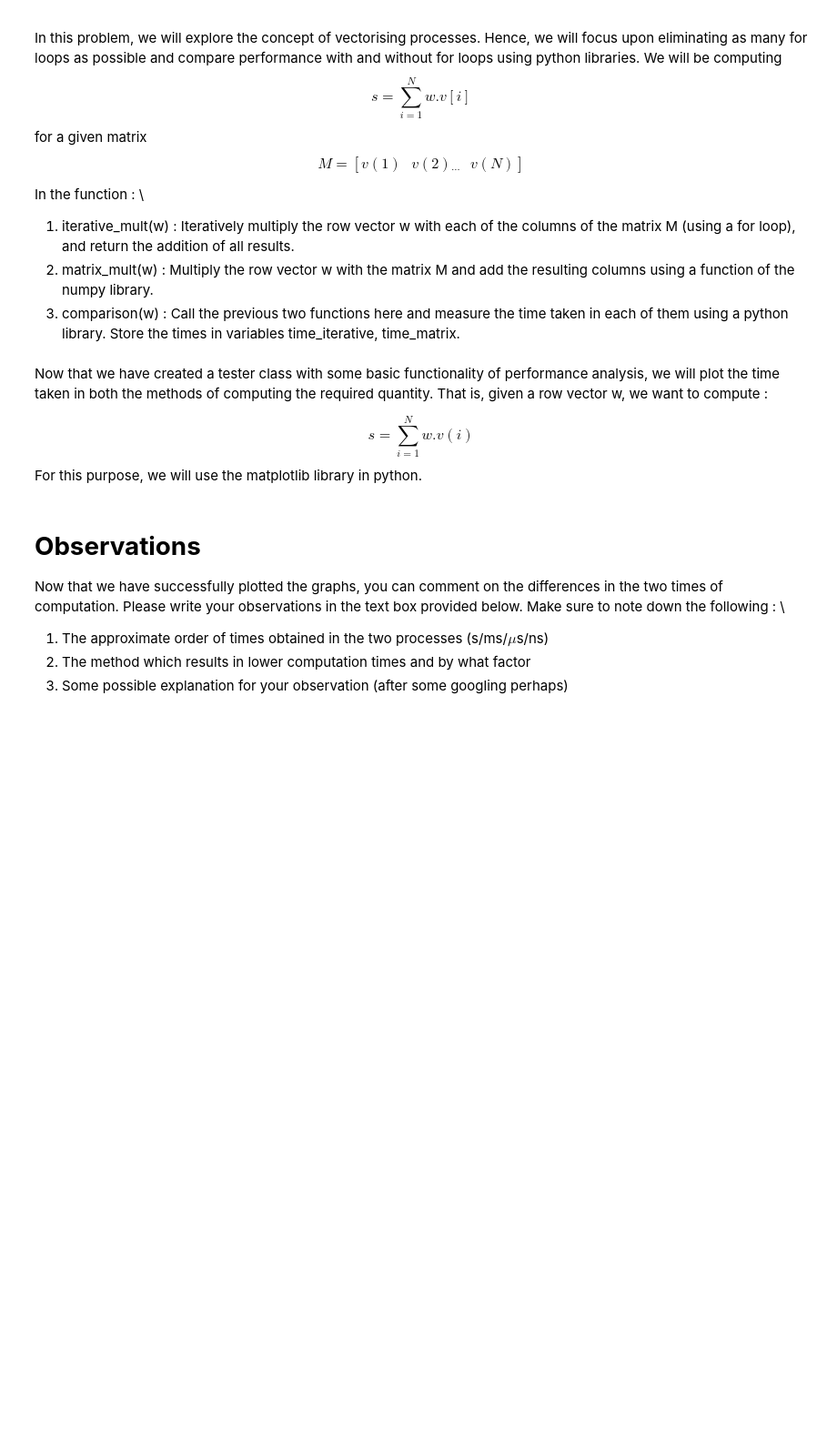
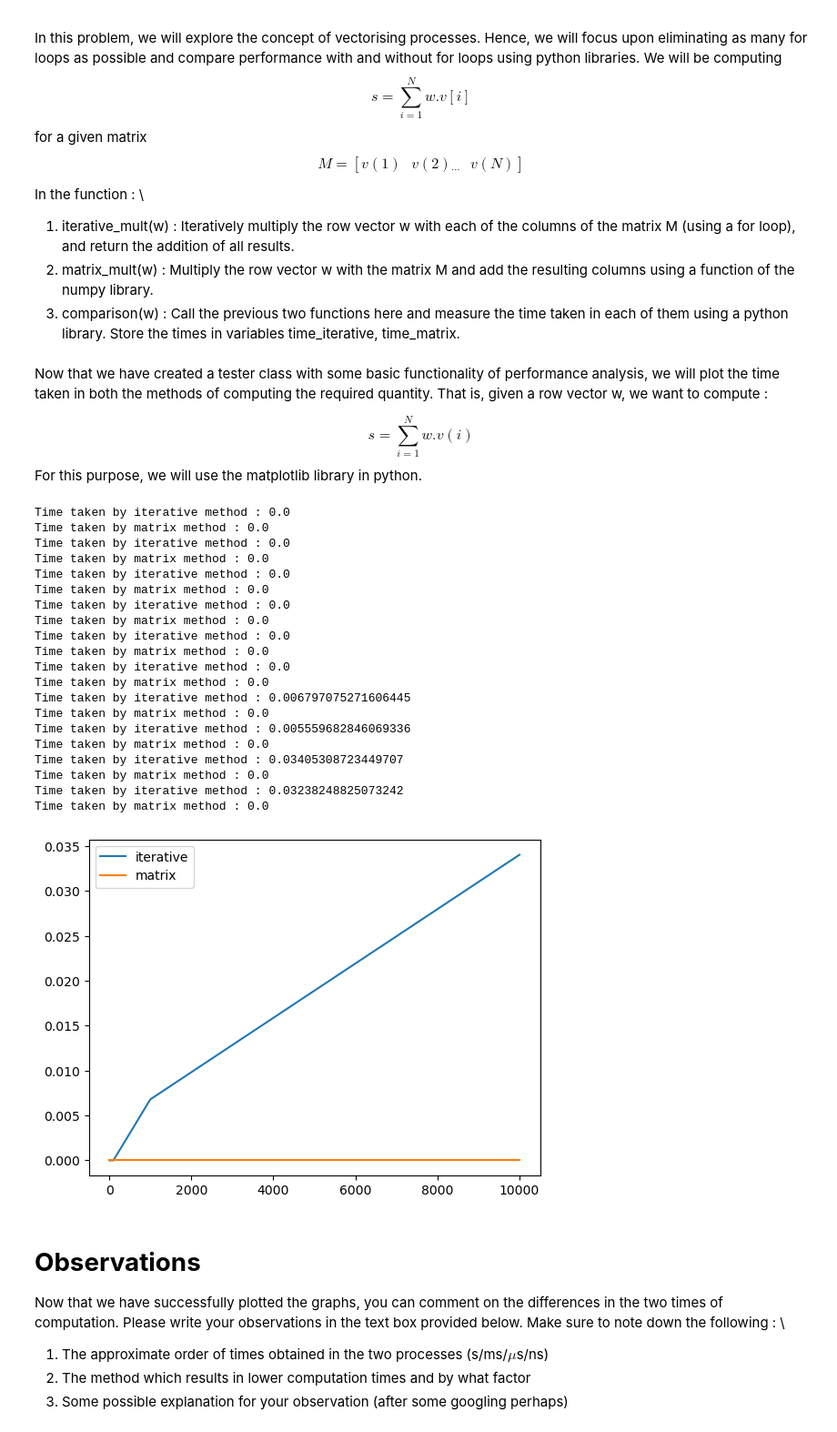
Before and after one commit to WiDS-Diving-Into-ML/week0-DarthVishnu8, a Jupyter notebook: Week0.ipynb, the cells around one changed output. Shown: that part at 91% size. Saved outputs shown, nothing was run; the diff lists cells and outputs as text; code cells hidden in the pictures; blank space fills up the shorter version.

```diff
--- a/Week0.ipynb
+++ b/Week0.ipynb
@@ -80,36 +76,48 @@ For this purpose, we will use the matplotlib library in python.
 # %%
 w = np.random.randn(1, 100)
 results = []
 max_pow = 5
 
 for i in range(max_pow) :
-
-  '''
-  1. Computing the times using Tester object defined above
-  2. Append the times to the results array
-  '''
-
-  size = np.round(10**i)
-  M = np.random.randn(100, size)
-  tester = Tester(M)
-
-  ### INSERT CODE BELOW ###
-
-
-
-  ### INSERT CODE ABOVE ###
+    size = np.round(10**i)
+    M = np.random.randn(100, size)
+    tester = Tester(M)
+    results.append(tester.comparison(w)[0])
+    results.append(tester.comparison(w)[1])
 
 '''
 Now, plot the (line) graph with the axes as :
 1. X-axis : The 2nd dimension of the matrix M
 2. Y-axis : The times taken for the two processes
 
 Additionally, you must use a legend in order to distinguish the graphs of the two processes.
 '''
-
-### INSERT CODE BELOW ###
-
-### INSERT CODE ABOVE ###
+plt.plot([1,10,100,1000,10000],results[::2], label = "iterative")
+plt.plot([1,10,100,1000,10000],results[1::2], label = "matrix")
+plt.legend()
+plt.show()
+# %% [output]
+Time taken by iterative method : 0.0
+Time taken by matrix method : 0.0
+Time taken by iterative method : 0.0
+Time taken by matrix method : 0.0
+Time taken by iterative method : 0.0
+Time taken by matrix method : 0.0
+Time taken by iterative method : 0.0
+Time taken by matrix method : 0.0
+Time taken by iterative method : 0.0
+Time taken by matrix method : 0.0
+Time taken by iterative method : 0.0
+Time taken by matrix method : 0.0
+Time taken by iterative method : 0.006797075271606445
+Time taken by matrix method : 0.0
+Time taken by iterative method : 0.005559682846069336
+Time taken by matrix method : 0.0
+Time taken by iterative method : 0.03405308723449707
+Time taken by matrix method : 0.0
+Time taken by iterative method : 0.03238248825073242
+Time taken by matrix method : 0.0
+[figure, added]
 # %% [markdown]
 # **Observations**
 
```
Also changed, not shown: parts of 15 cells of this notebook.
